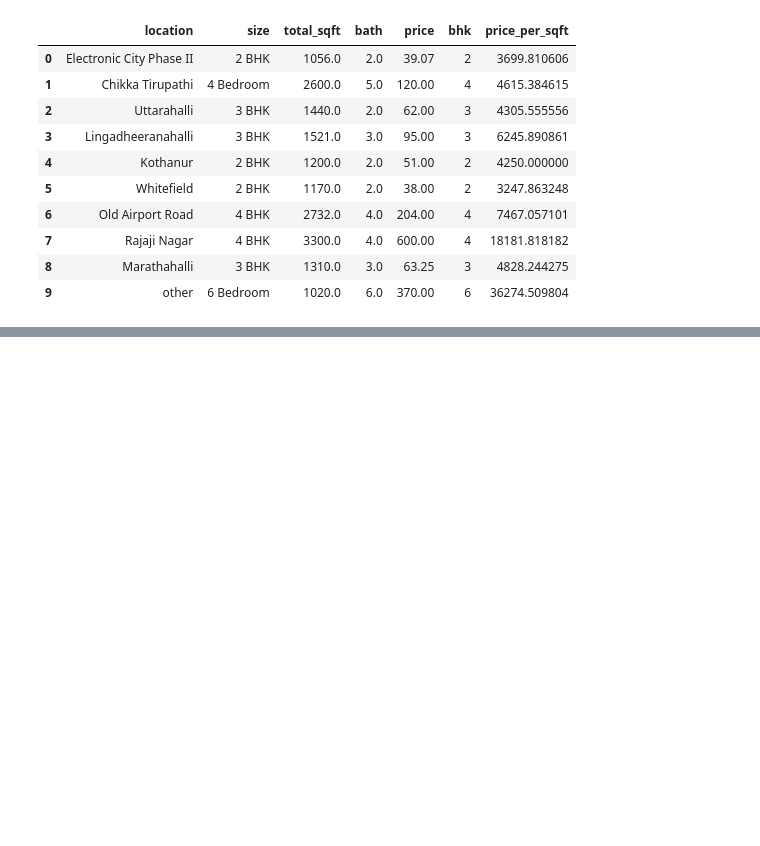
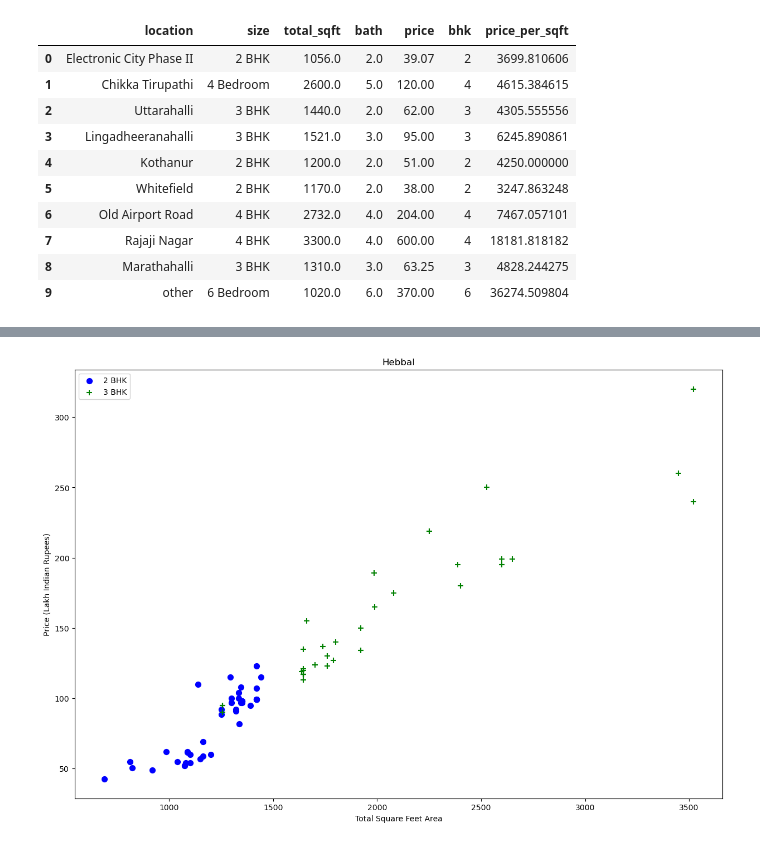
Before and after one commit to pranav-k-jha/Real-Estate-Price-Prediction, a Jupyter notebook: project.ipynb, the cells around one changed output, grey strips where cells are left out. Saved outputs shown, nothing was run; the diff lists cells and outputs as text; code cells hidden in the pictures; blank space fills up the shorter version.

```diff
--- a/project.ipynb
+++ b/project.ipynb
@@ -284,0 +424,4 @@ df5.head(10)
+# %%
+plot_scatter_chart(df8,"Hebbal")
+# %% [output]
+[figure, added]
```
Also changed, not shown: parts of 35 cells of this notebook, 3 other files.
